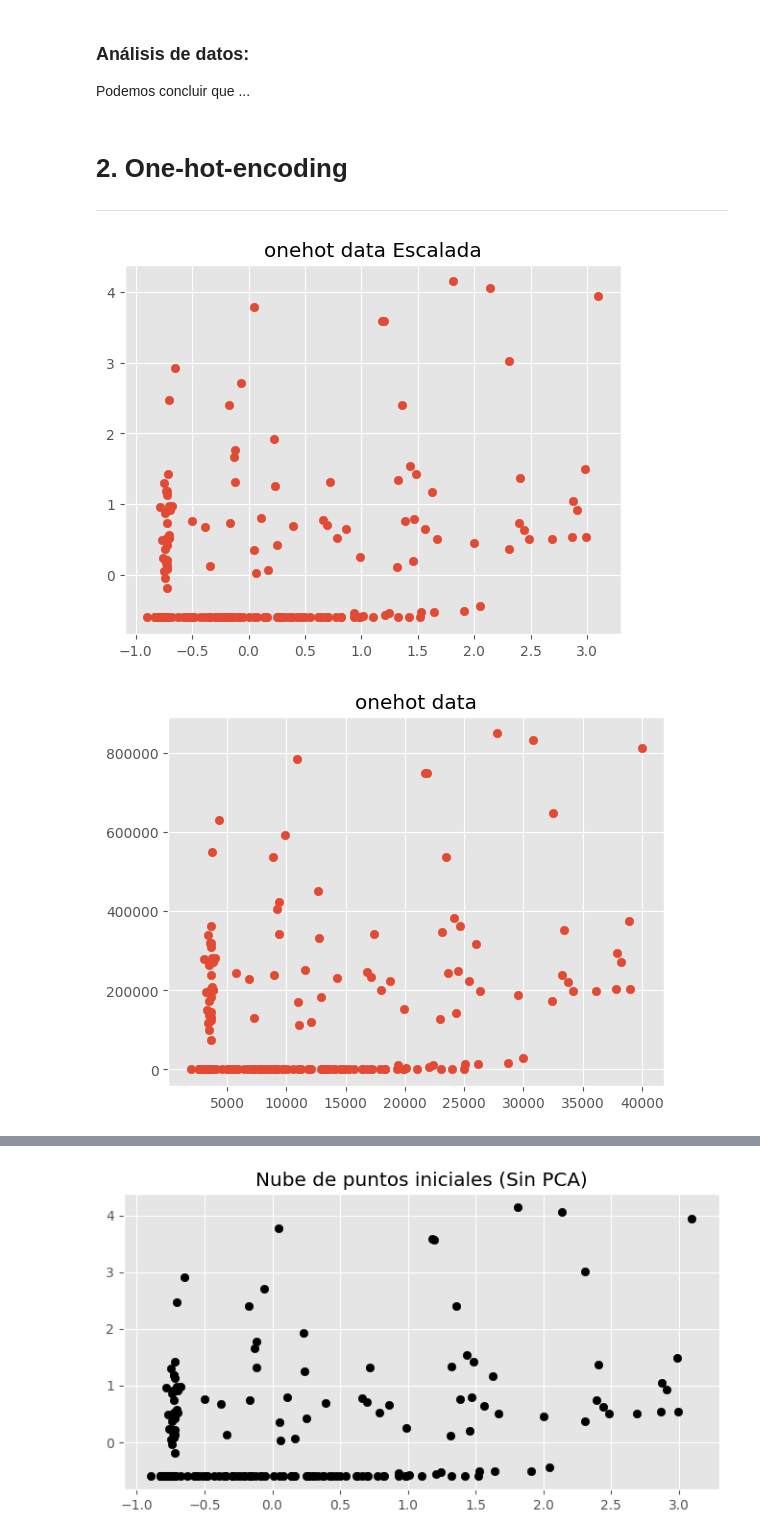
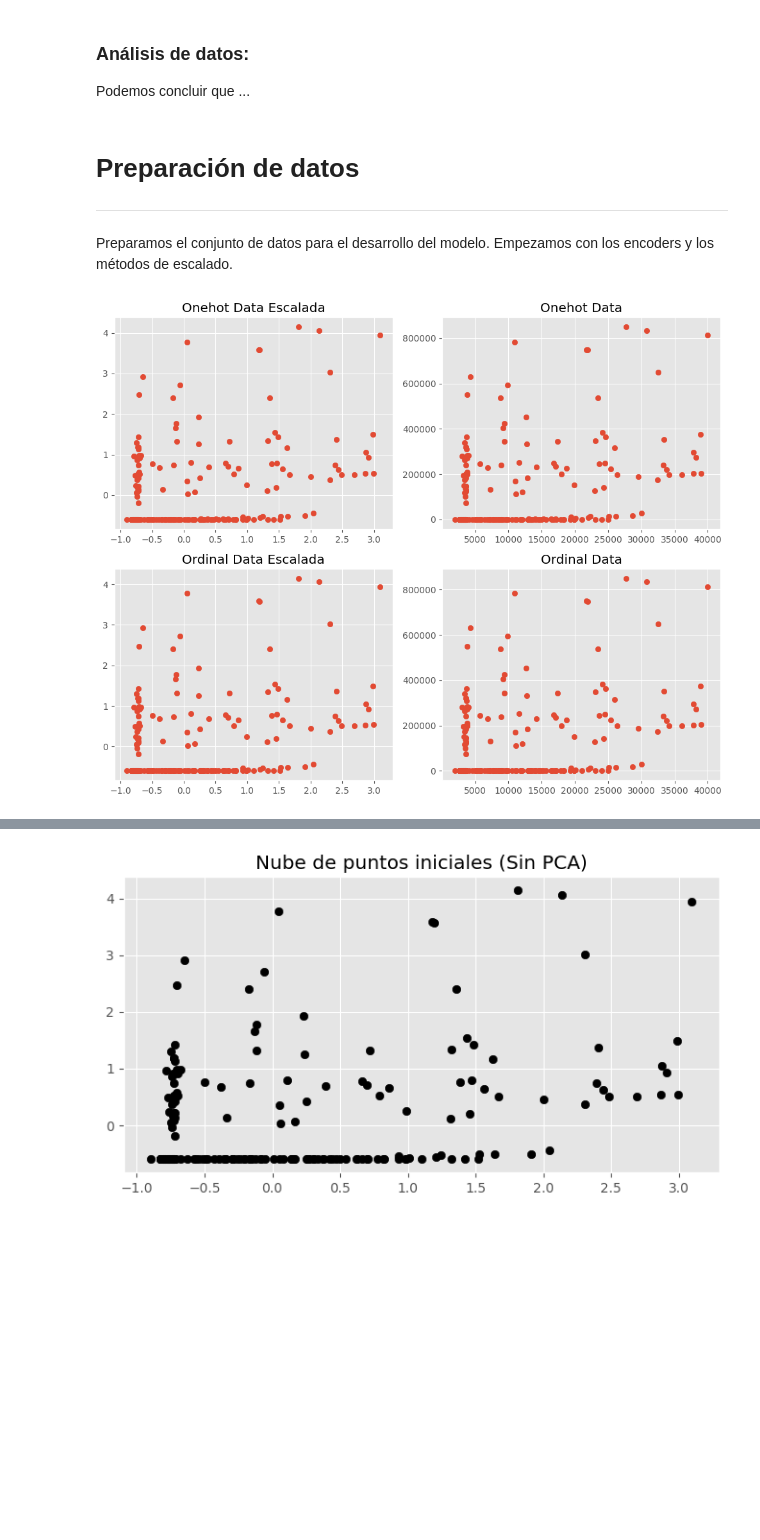
Before and after one commit to V1centeB/Aprendizaje_Automatico-P2-G1, a Jupyter notebook: model.ipynb, the cells around one changed output, grey strips where cells are left out. Drawn from its saved outputs; the diff is of its cells as text; code cells hidden in the pictures; blank space fills up the shorter version.

```diff
--- a/model.ipynb
+++ b/model.ipynb
@@ -141,9 +142,10 @@ for metric in metrics:
 ### Análisis de datos:
 
 Podemos concluir que ...
-# %% [markdown]
-# 2. One-hot-encoding
----
+# %% [markdown]
+# Preparación de datos
+---
+Preparamos el conjunto de datos para el desarrollo del modelo. Empezamos con los encoders y los métodos de escalado.
 # %%
 # Importamos
 # === Tratamiento de datos =====================================================
@@ -159,7 +161,7 @@ style.use('ggplot') or plt.style.use('ggplot')
 
 # === Preprocesado y modelado ==================================================
 from sklearn.cluster import KMeans
-from sklearn.preprocessing import scale, OneHotEncoder, OrdinalEncoder
+from sklearn.preprocessing import StandardScaler, MinMaxScaler, OneHotEncoder, OrdinalEncoder
 from sklearn.metrics import silhouette_score, silhouette_samples
 
 # === Configuración warnings ===================================================
@@ -211,58 +213,60 @@ X_onehot_encoded = onehot_column_transformer.fit_transform(X_onehot)
 # Concatenamos los datos
 X_onehot = np.concatenate((X_onehot[:, :-2], X_onehot_encoded), axis=1)
 
 # Ordinal Encoder:
 # Definimos listas
 spectral_list = ["O", "B", "A", "F", "G", "K", "M"]
 colors = list(mapping.keys())
 
 # Definimos el ordinal encoder con las listas
 ordinal_encoder = OrdinalEncoder(categories=[colors, spectral_list])
 
 # Definimos las columnas categóricas
 ordinal_categorical_columns = [-2, -1]
 
 # Creamos el transformador de columnas
 ordinal_column_transformer = ColumnTransformer([
     ('ordinal', ordinal_encoder, ordinal_categorical_columns)
 ])
 
 # Transformamos los datos
 X_ordinal_encoded = ordinal_column_transformer.fit_transform(X_ordinal)
 
 # Concatenamos los datos
 X_ordinal = np.concatenate((X_ordinal[:, :-2], X_ordinal_encoded), axis=1)
 
 # Escalamos los datos
-X_onehot_scaled = scale(X_onehot)
-X_ordinal_scaled = scale(X_ordinal)
+scaler = StandardScaler()
+
+X_onehot_scaled = scaler.fit_transform(X_onehot)
+X_ordinal_scaled = scaler.fit_transform(X_ordinal)
 
 # === Representamos data ==========================================================
-# Figura para onehot data
-fig_onehot_scaled = plt.figure(0)
-plt.grid(True)
-plt.scatter(X_onehot_scaled[:,0],X_onehot_scaled[:,1])
-plt.title('onehot data Escalada')
+# Creamos subplots
+fig, axes = plt.subplots(2, 2, figsize=(10, 8))
+
+# Onehot Data Escalada
+axes[0, 0].grid(True)
+axes[0, 0].scatter(X_onehot_scaled[:, 0], X_onehot_scaled[:, 1])
+axes[0, 0].set_title('Onehot Data Escalada')
+
+# Onehot Data
+axes[0, 1].grid(True)
+axes[0, 1].scatter(X_onehot[:, 0], X_onehot[:, 1])
+axes[0, 1].set_title('Onehot Data')
+
+# Ordinal Data Escalada
+axes[1, 0].grid(True)
+axes[1, 0].scatter(X_ordinal_scaled[:, 0], X_ordinal_scaled[:, 1])
+axes[1, 0].set_title('Ordinal Data Escalada')
+
+# Ordinal Data
+axes[1, 1].grid(True)
+axes[1, 1].scatter(X_ordinal[:, 0], X_ordinal[:, 1])
+axes[1, 1].set_title('Ordinal Data')
+
+# Ajustamos el layout y mostramos subplots
+plt.tight_layout()
 plt.show()
-
-fig_onehot_scaled = plt.figure(0)
-plt.grid(True)
-plt.scatter(X_onehot[:,0],X_onehot[:,1])
-plt.title('onehot data')
-plt.show()
-
-# Figura para ordinal data
-fig_ordinal_scaled = plt.figure(0)
-plt.grid(True)
-plt.scatter(X_ordinal_scaled[:,0],X_ordinal_scaled[:,1])
-plt.title('ordinal data Escalada')
-plt.show()
-
-fig_onehot_scaled = plt.figure(0)
-plt.grid(True)
-plt.scatter(X_ordinal[:,0],X_ordinal[:,1])
-plt.title('ordinal data')
-plt.show()
 # %% [output]
-[figure, old version]
+[figure, new version]
-[figure, removed]
```
Also changed, not shown: parts of 17 cells of this notebook.
